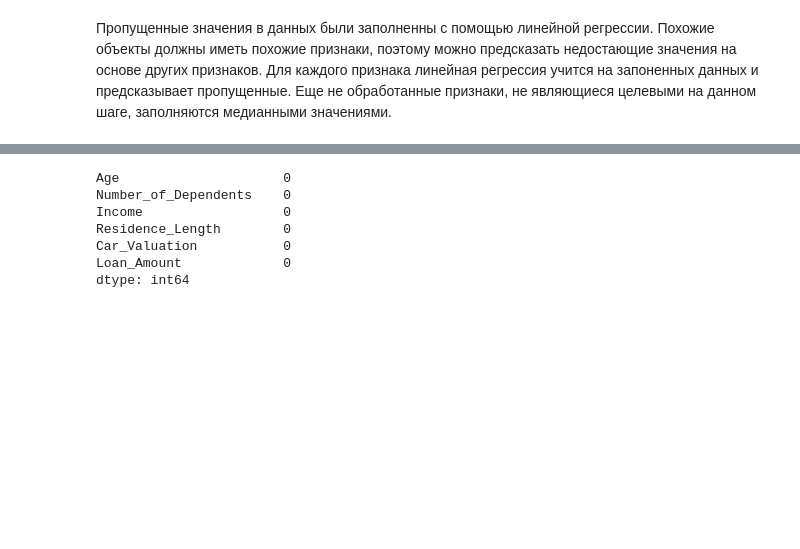
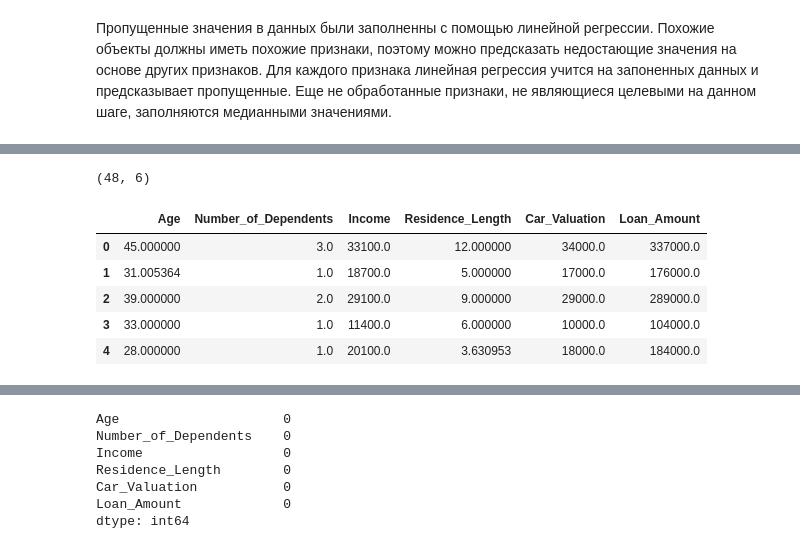
Before and after one commit to LukichevaPolina/da_methods_lab1, a Jupyter notebook: K_LAB_1.ipynb, the cells around one changed output, grey strips where cells are left out. Cells and saved outputs as stored; diff of their text form; code cells hidden in the pictures; blank space fills up the shorter version.

```diff
--- a/K_LAB_1.ipynb
+++ b/K_LAB_1.ipynb
@@ -277,0 +219,43 @@ data_linreg_imputed.head()
+# %%
+from sklearn.linear_model import LinearRegression
+from sklearn.metrics import accuracy_score
+
+def linear_regression_impute(non_missed_data, missed_data, target_col):
+    # Defining predictors and target
+    X_train = non_missed_data.drop(columns=[target_col])
+    y_train = non_missed_data[target_col]
+    X = missed_data.drop(columns=[target_col])
+    # Fitting the linear regression model
+    model = LinearRegression()
+    model.fit(X_train, y_train)
+
+    # Predicting and imputing the missing values
+    predicted_values = model.predict(X)
+    missed_data = missed_data.copy()
+    missed_data.loc[:,column] = predicted_values
+
+    return missed_data
+
+non_missed_data = data.dropna()
+data_linreg_imputed = pd.DataFrame()
+
+# We delete column Number_of_Dependents becouse it is discrete data
+columns = data.columns.drop("Number_of_Dependents")
+for column in columns:
+    if data[column].isnull().sum() > 0: # Check if there are missing values
+        missed_data = data[data[column].isnull()]
+        filled_data = linear_regression_impute(non_missed_data, missed_data, column)
+        data_linreg_imputed = pd.concat([data_linreg_imputed, filled_data])
+
+data_linreg_imputed = pd.concat([data_linreg_imputed, non_missed_data])
+data_linreg_imputed.sort_index(inplace=True)
+print(data_linreg_imputed.shape)
+data_linreg_imputed.head()
+# %% [output]
+(48, 6)
+|  | Age | Number_of_Dependents | Income | Residence_Length | Car_Valuation | Loan_Amount |
+| 0 | 45.000000 | 3.0 | 33100.0 | 12.000000 | 34000.0 | 337000.0 |
+| 1 | 31.005364 | 1.0 | 18700.0 | 5.000000 | 17000.0 | 176000.0 |
+| 2 | 39.000000 | 2.0 | 29100.0 | 9.000000 | 29000.0 | 289000.0 |
+| 3 | 33.000000 | 1.0 | 11400.0 | 6.000000 | 10000.0 | 104000.0 |
+| 4 | 28.000000 | 1.0 | 20100.0 | 3.630953 | 18000.0 | 184000.0 |
```
Also changed, not shown: parts of 19 cells of this notebook.
